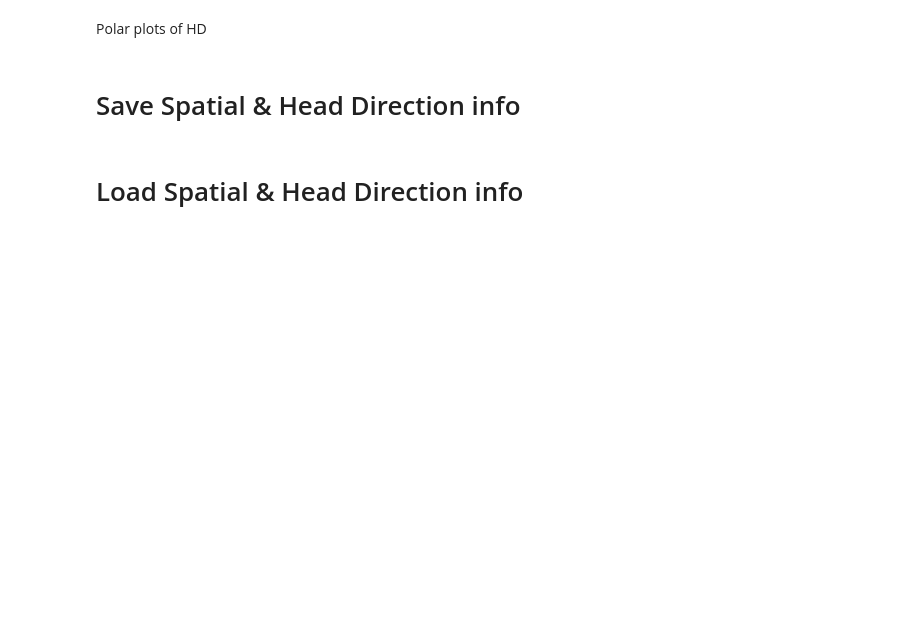
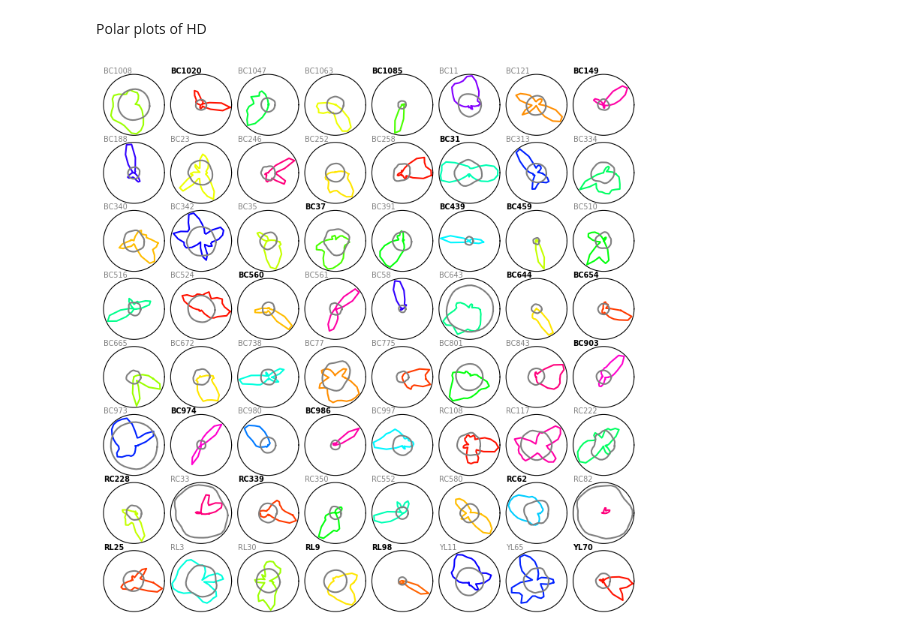
Before and after one commit to melodieborel/HayLabAnalysis, a Jupyter notebook: python/_DLC&MINI_3_detect_place&HD_cells.ipynb, the cells around one changed output. Saved outputs shown, nothing was run; the diff lists cells and outputs as text; code cells hidden in the pictures; blank space fills up the shorter version.

```diff
--- a/python/_DLC&MINI_3_detect_place&HD_cells.ipynb
+++ b/python/_DLC&MINI_3_detect_place&HD_cells.ipynb
@@ -2847,44 +1235,47 @@ plt.show()
 # %% [markdown]
 Polar plots of HD
 # %%
-nb_subplot=len(HeadDirection_info.keys())
+sorted_keys = sorted(HeadDirection_info_extract.keys())
+HeadDirection_info_extract = {key: HeadDirection_info_extract[key] for rank, key in enumerate(sorted_keys)}
+
+nb_subplot=len(HeadDirection_info_extract.keys())
 rows = int(np.ceil(np.sqrt(nb_subplot)))  # Rows: ceil(sqrt(X))
 cols = int(np.ceil(np.sqrt(nb_subplot)))  # Columns: floor(sqrt(X))
 
 # Create the figure with a 2x2 grid
 fig, axs = plt.subplots(rows, cols, figsize=(8, 8),  subplot_kw={'projection': 'polar'})
 axs = axs.flatten()
 plt.tight_layout()
 
-bin_size = 10
-bin_edges = np.arange(0, 361, bin_size)
-bin_centers = np.radians(bin_edges[:-1] + bin_size/2)
-
-for nsubplot, nr in enumerate(HeadDirection_info.keys()):
+for nsubplot, nr in enumerate(HeadDirection_info_extract.keys()):
 
     ax = axs[nsubplot]
     ax.set_theta_zero_location("E")  # 0° at East
     ax.set_theta_direction(-1)        # Clockwise
-    ax.set_title(f'{nr}', pad=0, loc='left', fontsize=7)
+
+    clr= 'black' if nr in HeadDirectionCellList else 'grey'
+    ftw = 'bold' if nr in HeadDirectionCellList else 'normal'
+    ax.set_title(f'{nr}', color = clr, pad=0, loc='left', fontweight=ftw, fontsize=7)
 
     theta = bin_centers
     theta = np.append(theta, theta[0])
-    r_smooth = gaussian_filter1d(HeadDirection_info[nr], sigma=1, mode='wrap')  # wrap for circular smoothing
+    r_smooth = gaussian_filter1d(HeadDirection_info_extract[nr], sigma=1, mode='wrap')  # wrap for circular smoothing
     r_smooth = np.append(r_smooth, r_smooth[0])
     pref_idx = np.argmax(r_smooth)    # Find preferred angle
     pref_angle = theta[pref_idx]
     color = plt.cm.hsv(pref_angle / (2*np.pi))# pref_angle ranges 0 to 2*pi -> normalize to 0-1 for colormap
     ax.plot(theta, r_smooth, color=color)
 
     r_shuffled = np.mean(list(ShuffledHeadDirection_info[nr].values()),0)
     r_smooth = gaussian_filter1d(r_shuffled, sigma=1, mode='wrap')  # wrap for circular smoothing
     r_smooth = np.append(r_smooth, r_smooth[0])
     ax.plot(theta, r_smooth, color='grey')
 
     ax.set_xticks([])
     ax.set_yticks([])
 
 fig.subplots_adjust(wspace=.1, hspace=.1)
+plt.savefig(f'{folder_to_save}/HeadDirection_extract.svg', format='svg', bbox_inches='tight', pad_inches=0, transparent=True)
 plt.show()
+# %% [output]
+[figure, added]
-# %% [markdown]
-# Save Spatial & Head Direction info
@@ -2901,2 +1281,0 @@ with open(os.path.join(folder_to_save.parent, f"ShuffledHeadDirection.pkl"), "wb
-# %% [markdown]
-# Load Spatial & Head Direction info
```
Also changed, not shown: parts of 75 cells of this notebook, 6 other files.
